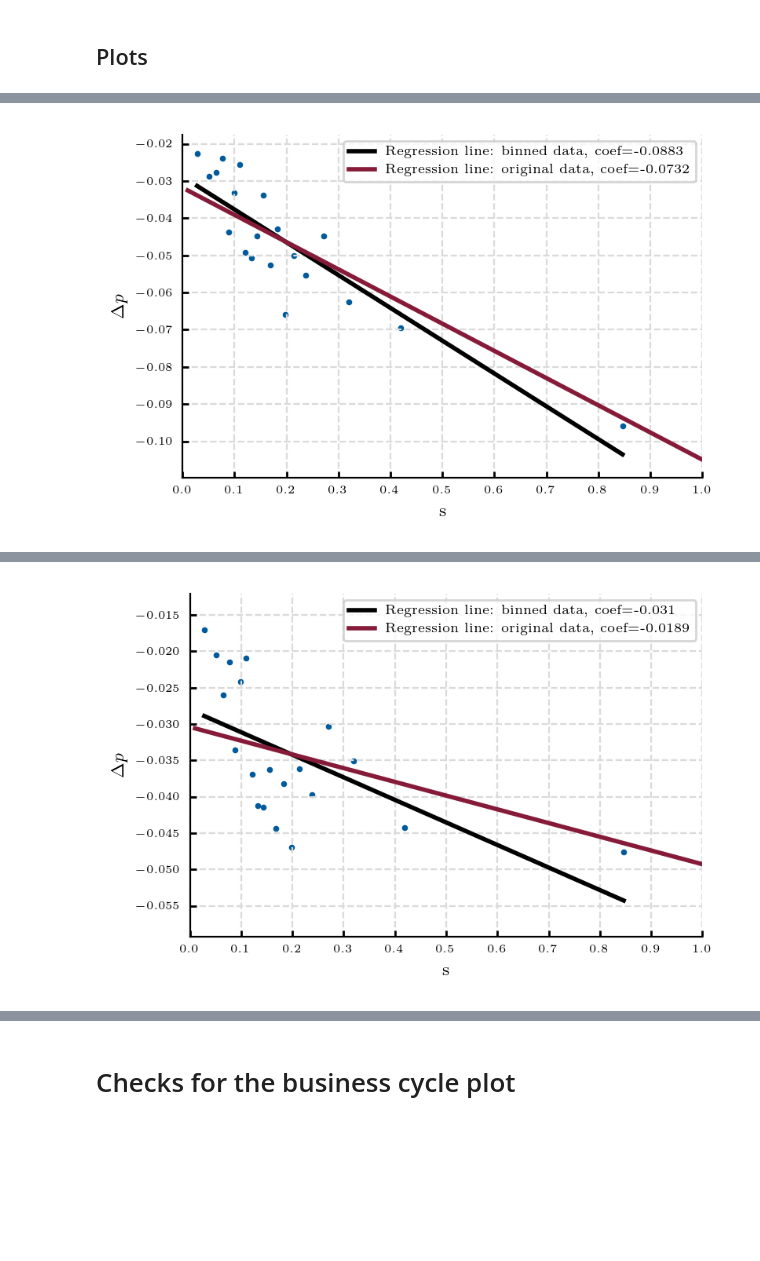
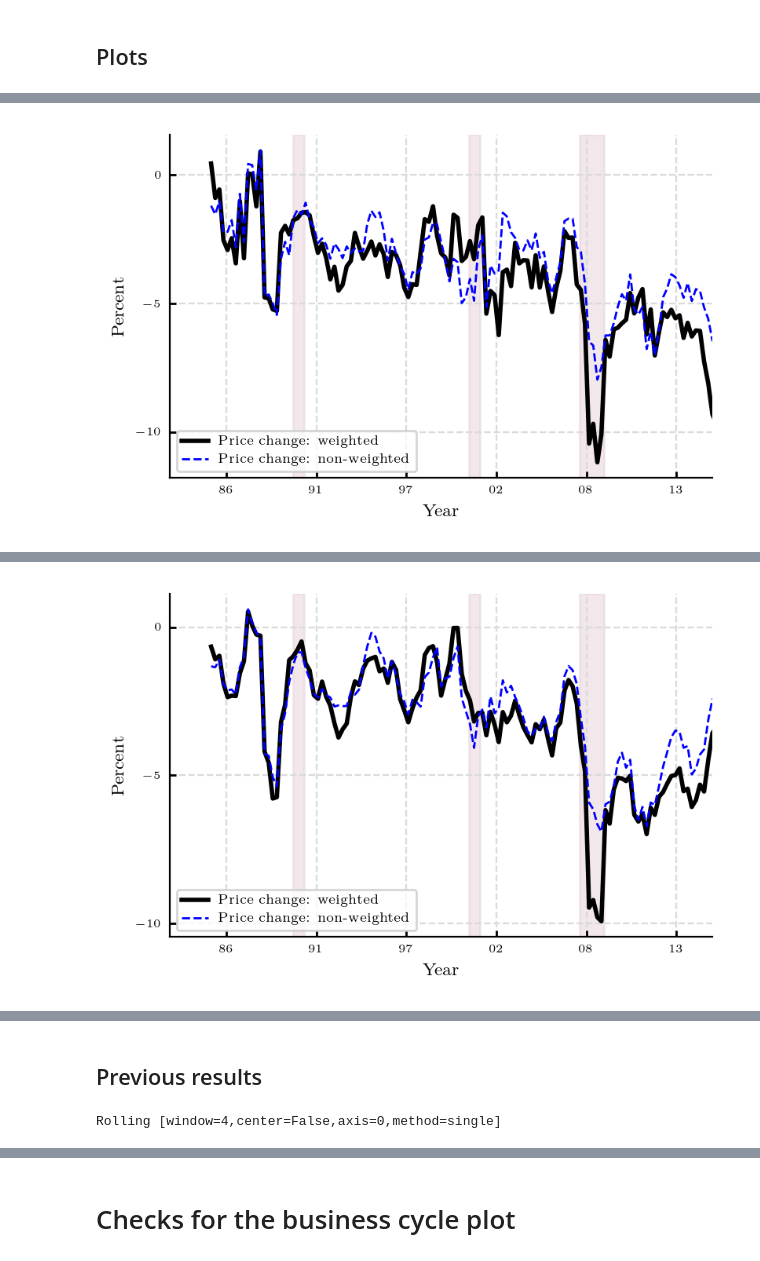
Before and after one commit to XingGuoEcon/FirmHete_AsymInfo_Empirical, a Jupyter notebook: Micro_data/codes/3_Analysis_2_PriceChange_Distribution.ipynb, the cells around one changed output, grey strips where cells are left out. Saved outputs shown, nothing was run; the diff lists cells and outputs as text; code cells hidden in the pictures; blank space fills up the shorter version.

Commit message:
Settle on a set of empirical results

```diff
--- a/Micro_data/codes/3_Analysis_2_PriceChange_Distribution.ipynb
+++ b/Micro_data/codes/3_Analysis_2_PriceChange_Distribution.ipynb
@@ -316,10 +561,14 @@ def UnitFun_PlotRetBusinessCycle(DataForPlot):
+# %%
+RetVarList = ['PC_Total_Event', 'PC_FirstEvent']
+DateVarList = ['IssueDate_Quarter', 'FirstEventDate_Quarter', 'FilingDate_Quarter']
+WeightVar = 's_Share'
 # %% [markdown]
 ## Generate the data for plots
 # %%
 DataForPlotDict = {}
-for DataVar in ['IssueDate_Quarter', 'FirstEvent_Quarter']:
-    DataForPlotDict[DataVar] = {}
-    for RetVar in ['PC_Total_Event', 'PC_FirstEvent']:
-        DataForPlot = UnitFun_GenDataForPlot(DS.loc[SampleFlag, :], RetVar, 's_Funding', DataVar)
-        DataForPlotDict[DataVar][RetVar] = DataForPlot
+for DateVar in DateVarList:
+    DataForPlotDict[DateVar] = {}
+    for RetVar in RetVarList:
+        DataForPlot = UnitFun_GenDataForPlot(DS, RetVar, WeightVar, DateVar)
+        DataForPlotDict[DateVar][RetVar] = DataForPlot
 # %%
@@ -337,12 +584,3 @@ AvgPriceChangeStat
 AvgPriceChangeStat.to_latex(OutputFolder+'AvgPriceChangeStat.tex', float_format="%.3g", escape=True)
 # %% [markdown]
 ## Plots
-# %%
-RetVarList = ['PC_NonExcl_F', 'PC_Total_Event_FF1_PostEvent_F']
-# %%
-DataForPlotDict = {}
-for DataVar in ['IssueDate_Quarter', 'FirstEvent_Quarter']:
-    DataForPlotDict[DataVar] = {}
-    for RetVar in RetVarList:
-        DataForPlot = UnitFun_GenDataForPlot(DS.loc[SampleFlag, :], RetVar, 's_Funding', DataVar)
-        DataForPlotDict[DataVar][RetVar] = DataForPlot
@@ -360,11 +587,11 @@ AvgPriceChangeStat
 # %%
-for DateVar in ['IssueDate_Quarter', 'FirstEvent_Quarter']:
+for DateVar in DateVarList:
     for RetVar in RetVarList:
         TempData = DataForPlotDict[DateVar][RetVar].copy()
         # TempData = TempData - TempData.mean()
-        TempData = TempData.rolling(4).mean()
+        TempData = TempData.rolling(4, center=True).mean()
         Fig, ax = UnitFun_PlotRetBusinessCycle(TempData)
         plt.show()
-        # Fig.savefig(OutputFolder+'/BusinessCycle_PriceChange_'+DateVar+'_'+RetVar+'.eps', format='eps', dpi=1000)
+        Fig.savefig(OutputFolder+'/BusinessCycle_PriceChange_'+DateVar+'_'+RetVar+'.eps', format='eps', dpi=1000)
 # %% [output]
-[figure, old version]
+[figure, new version]
@@ -371 +599 @@ for DateVar in ['IssueDate_Quarter', 'FirstEvent_Quarter']:
-[figure, old version]
+[figure, new version]
@@ -381,0 +609,2 @@ for DateVar in ['IssueDate_Quarter', 'FirstEvent_Quarter']:
+# %% [markdown]
+## Previous results
@@ -381,0 +614,4 @@ for DateVar in ['IssueDate_Quarter', 'FirstEvent_Quarter']:
+# %%
+DataForPlot.rolling(4)
+# %% [output]
+Rolling [window=4,center=False,axis=0,method=single]
```
Also changed, not shown: parts of 72 cells of this notebook, 7 other files.
